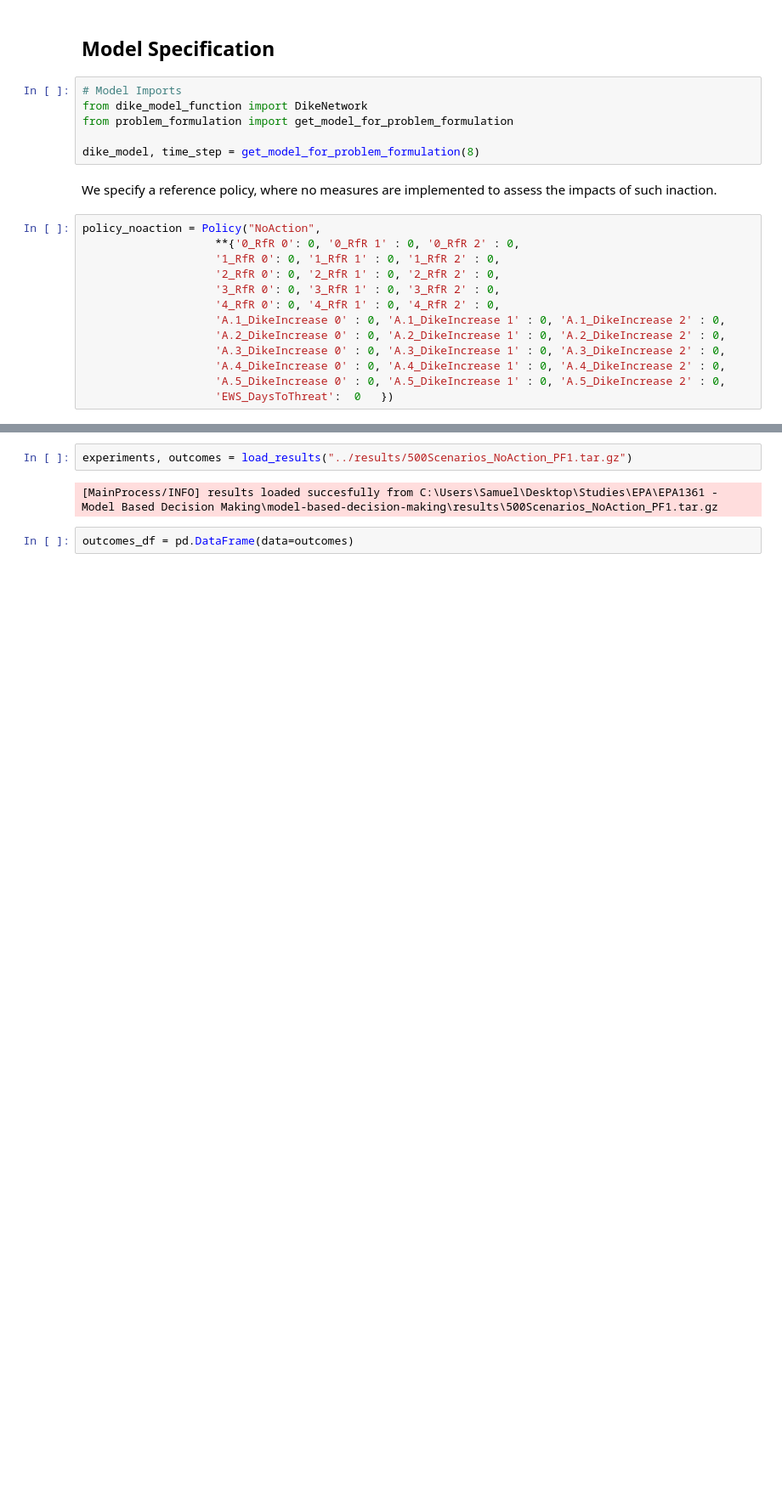
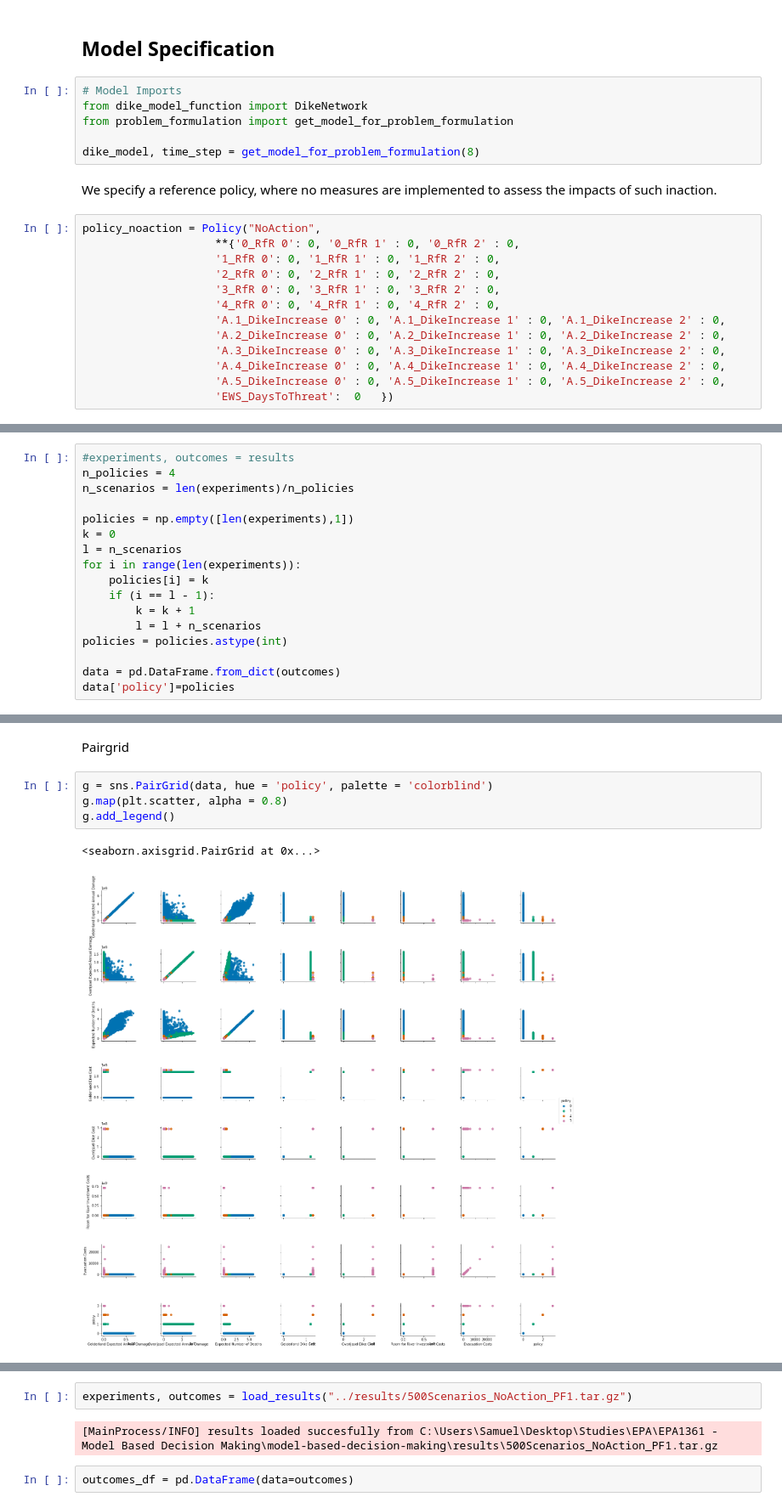
Before and after one commit to herzogrh/model-based-decision-making, a Jupyter notebook: model/1 - Reference Case Scenario_Visualised.ipynb, the cells around one changed output, grey strips where cells are left out. Shown at 85% size. Saved outputs shown, nothing was run; the diff lists cells and outputs as text; blank space fills up the shorter version.

```diff
--- a/model/1 - Reference Case Scenario_Visualised.ipynb
+++ b/model/1 - Reference Case Scenario_Visualised.ipynb
@@ -59,0 +285,17 @@ save_results([experiments, outcomes], "../results/500Scenarios_NoAction_PF8.tar.
+# %%
+#experiments, outcomes = results
+n_policies = 4
+n_scenarios = len(experiments)/n_policies
+
+policies = np.empty([len(experiments),1])
+k = 0
+l = n_scenarios
+for i in range(len(experiments)):
+    policies[i] = k
+    if (i == l - 1):
+        k = k + 1
+        l = l + n_scenarios
+policies = policies.astype(int)
+
+data = pd.DataFrame.from_dict(outcomes)
+data['policy']=policies
@@ -59,0 +307,9 @@ save_results([experiments, outcomes], "../results/500Scenarios_NoAction_PF8.tar.
+# %% [markdown]
+Pairgrid
+# %%
+g = sns.PairGrid(data, hue = 'policy', palette = 'colorblind')
+g.map(plt.scatter, alpha = 0.8)
+g.add_legend()
+# %% [output]
+<seaborn.axisgrid.PairGrid at 0x...>
+[figure, added]
```
Also changed, not shown: parts of 40 cells of this notebook, 2 other files.
